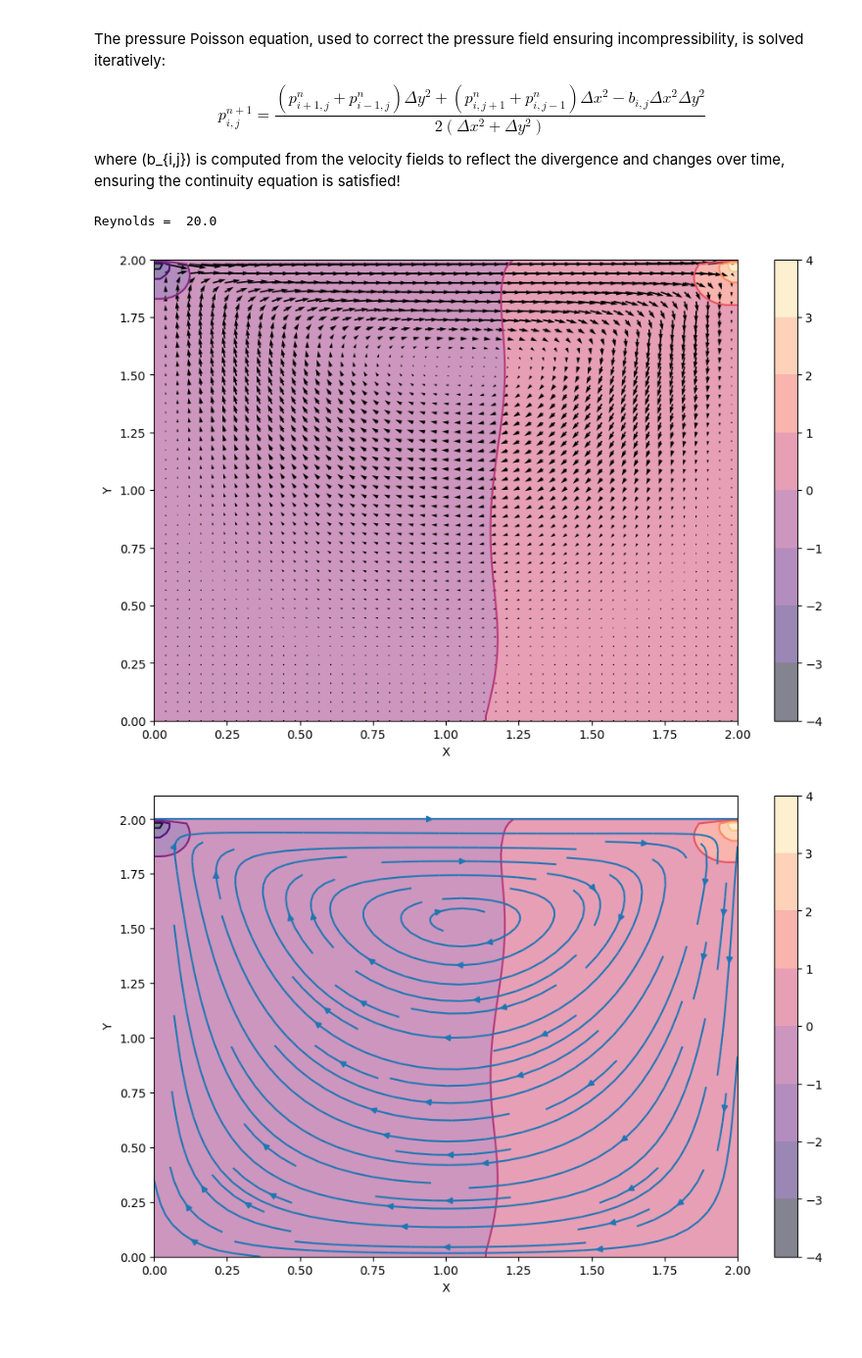
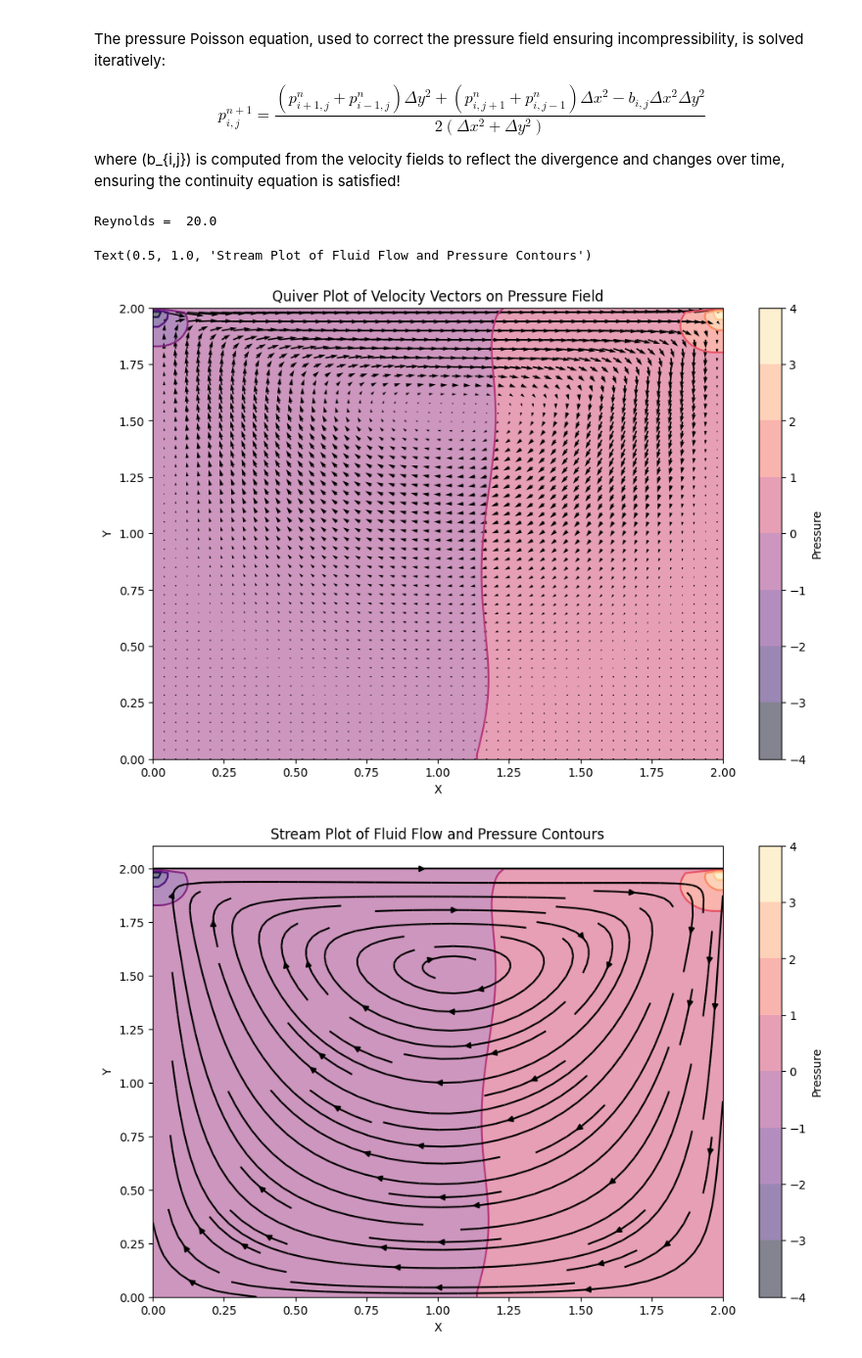
Before and after one commit to costpetrides/Fluid-Dynamics-Navier-Stokes, a Jupyter notebook: 2D-Cavity-Flow.ipynb, the cells around one changed output. Shown at 98% size. Saved outputs shown, nothing was run; the diff lists cells and outputs as text; code cells hidden in the pictures; blank space fills up the shorter version.

Commit message:
Navier-Stokes equations for an incompressible flow to simulate lid-driven cavity flow!

```diff
--- a/2D-Cavity-Flow.ipynb
+++ b/2D-Cavity-Flow.ipynb
@@ -58,8 +58,7 @@ where \(b_{i,j}\) is computed from the velocity fields to reflect the divergence
 # %%
 # Libraries we should need !
 import numpy
-from matplotlib import pyplot, cm
-from mpl_toolkits.mplot3d import Axes3D
+from matplotlib import  cm
 import matplotlib.pyplot as plt
 
 
@@ -156,39 +155,41 @@ def cavity_flow(nt, u, v, dt, dx, dy, p, rho, nu):
 
     return u, v, p
 
 u = numpy.zeros((ny, nx))
 v = numpy.zeros((ny, nx))
 p = numpy.zeros((ny, nx))
 b = numpy.zeros((ny, nx))
 
 nt = 1000
 rho = 1
 nu = .1
 dt = .001
-nt = 1000
-nu = .1
 print('Reynolds =  ' + str(rho*2/nu))
 u, v, p = cavity_flow(nt, u, v, dt, dx, dy, p, rho, nu)
 
 
 # Quiverplot
 fig = plt.figure(figsize=(11, 7), dpi=100)
 plt.contourf(X, Y, p, alpha=0.5, cmap=cm.magma)
-plt.colorbar()
+plt.colorbar(label='Pressure')
 plt.contour(X, Y, p, cmap=cm.magma)
 plt.quiver(X[::2, ::2], Y[::2, ::2], u[::2, ::2], v[::2, ::2])
 plt.xlabel('X')
-plt.ylabel('Y');
+plt.ylabel('Y')
+plt.title('Quiver Plot of Velocity Vectors on Pressure Field')
+
 
 # Streamplot
 fig = plt.figure(figsize=(11, 7), dpi=100)
 plt.contourf(X, Y, p, alpha=0.5, cmap=cm.magma)
-plt.colorbar()
+plt.colorbar(label='Pressure')
 plt.contour(X, Y, p, cmap=cm.magma)
-plt.streamplot(X, Y, u, v)
+plt.streamplot(X, Y, u, v, color='k')
 plt.xlabel('X')
-plt.ylabel('Y');
+plt.ylabel('Y')
+plt.title('Stream Plot of Fluid Flow and Pressure Contours')
 # %% [output]
 Reynolds =  20.0
+Text(0.5, 1.0, 'Stream Plot of Fluid Flow and Pressure Contours')
-[figure, old version]
+[figure, new version]
-[figure, old version]
+[figure, new version]
```
